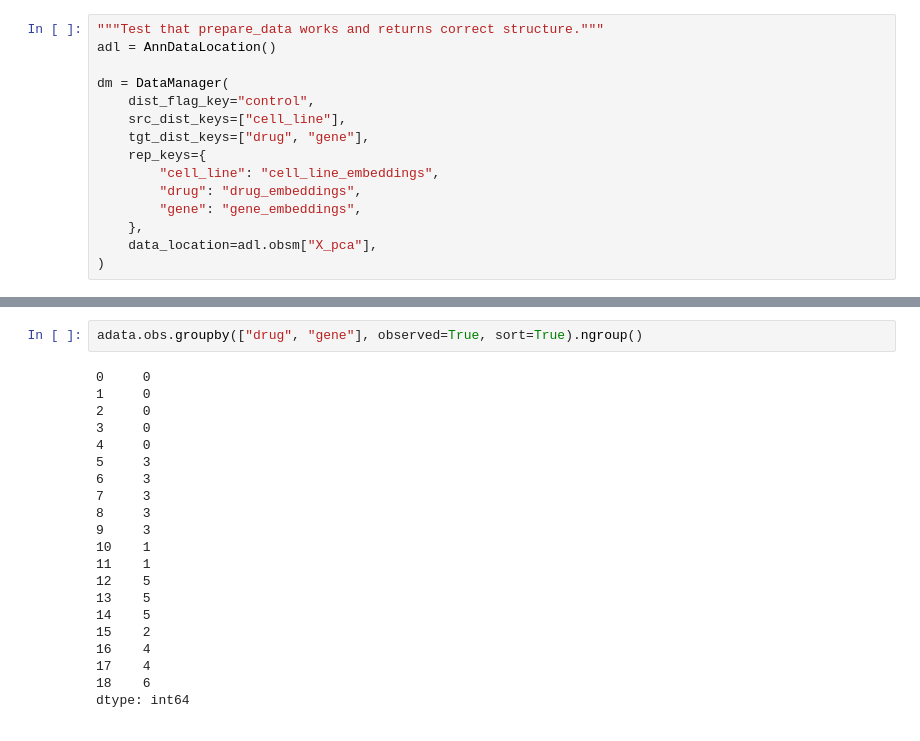
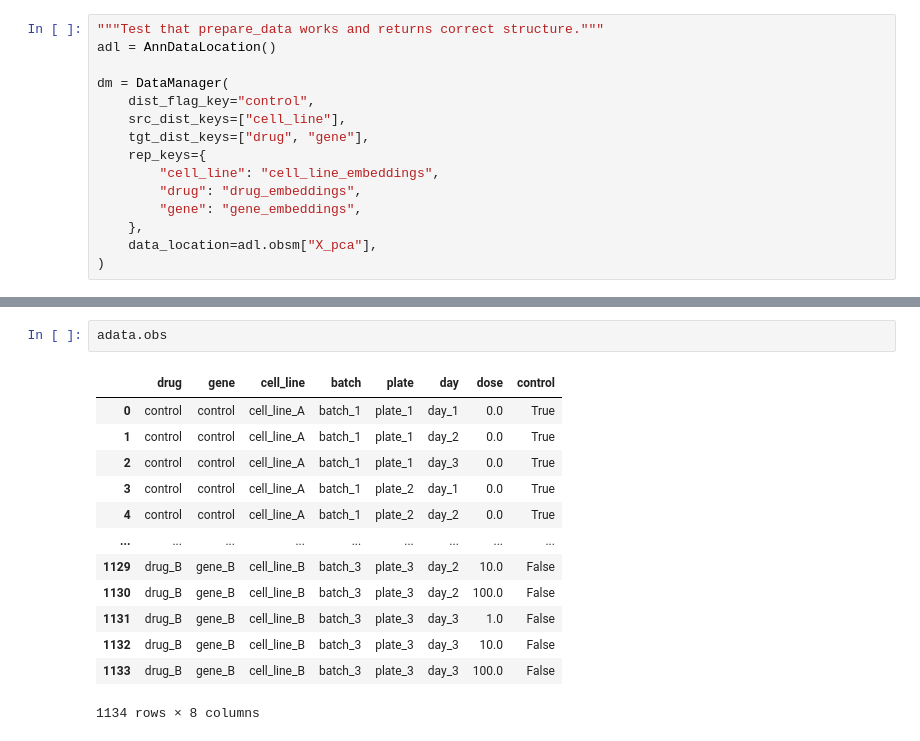
Before and after one commit to theislab/CellFlow2, a Jupyter notebook: test_manager.ipynb, the cells around one changed output, grey strips where cells are left out. Saved outputs shown, nothing was run; the diff lists cells and outputs as text.

```diff
--- a/test_manager.ipynb
+++ b/test_manager.ipynb
@@ -327,23 +54,16 @@ gd = dm.prepare_data(adata,verbose=False)
 # %%
-adata.obs.groupby(["drug", "gene"], observed=True, sort=True).ngroup()
+adata.obs
 # %% [output]
+|  | drug | gene | cell_line | batch | plate | day | dose | control |
+| 0 | control | control | cell_line_A | batch_1 | plate_1 | day_1 | 0.0 | True |
+| 1 | control | control | cell_line_A | batch_1 | plate_1 | day_2 | 0.0 | True |
+| 2 | control | control | cell_line_A | batch_1 | plate_1 | day_3 | 0.0 | True |
+| 3 | control | control | cell_line_A | batch_1 | plate_2 | day_1 | 0.0 | True |
+| 4 | control | control | cell_line_A | batch_1 | plate_2 | day_2 | 0.0 | True |
+| ... | ... | ... | ... | ... | ... | ... | ... | ... |
+| 1129 | drug_B | gene_B | cell_line_B | batch_3 | plate_3 | day_2 | 10.0 | False |
+| 1130 | drug_B | gene_B | cell_line_B | batch_3 | plate_3 | day_2 | 100.0 | False |
+| 1131 | drug_B | gene_B | cell_line_B | batch_3 | plate_3 | day_3 | 1.0 | False |
+| 1132 | drug_B | gene_B | cell_line_B | batch_3 | plate_3 | day_3 | 10.0 | False |
+| 1133 | drug_B | gene_B | cell_line_B | batch_3 | plate_3 | day_3 | 100.0 | False |
-0     0
-1     0
-2     0
-3     0
-4     0
-5     3
-6     3
-7     3
-8     3
-9     3
-10    1
-11    1
-12    5
-13    5
-14    5
-15    2
-16    4
-17    4
-18    6
-dtype: int64
+1134 rows × 8 columns
```
Also changed, not shown: parts of 10 cells of this notebook, 2 other files.
